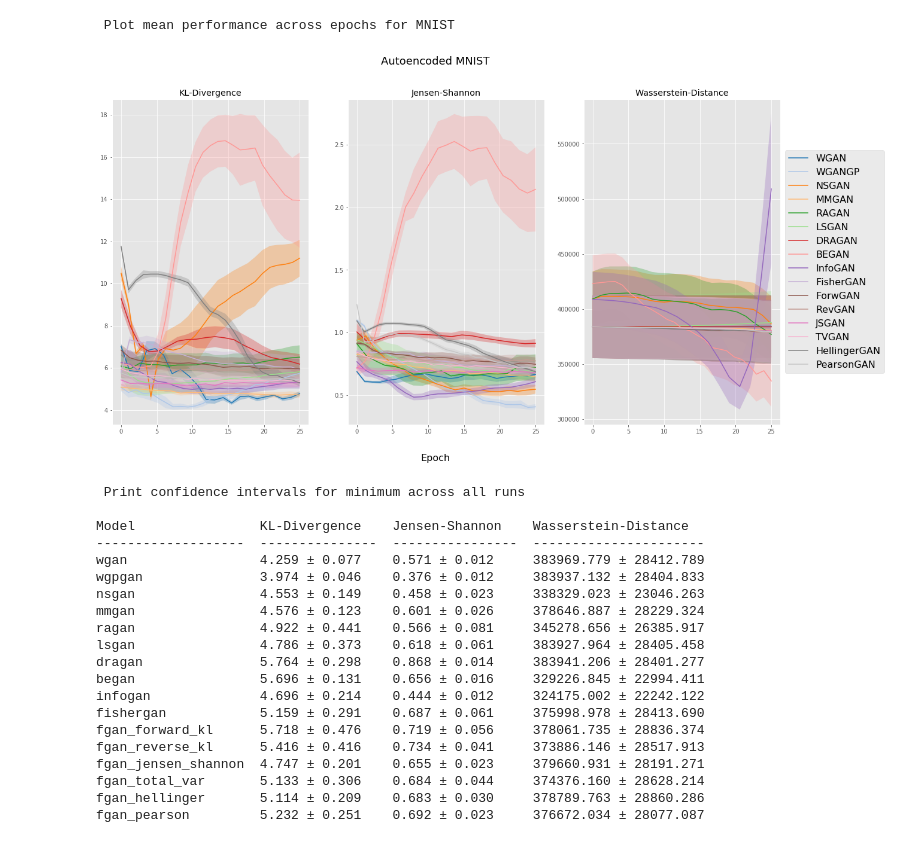
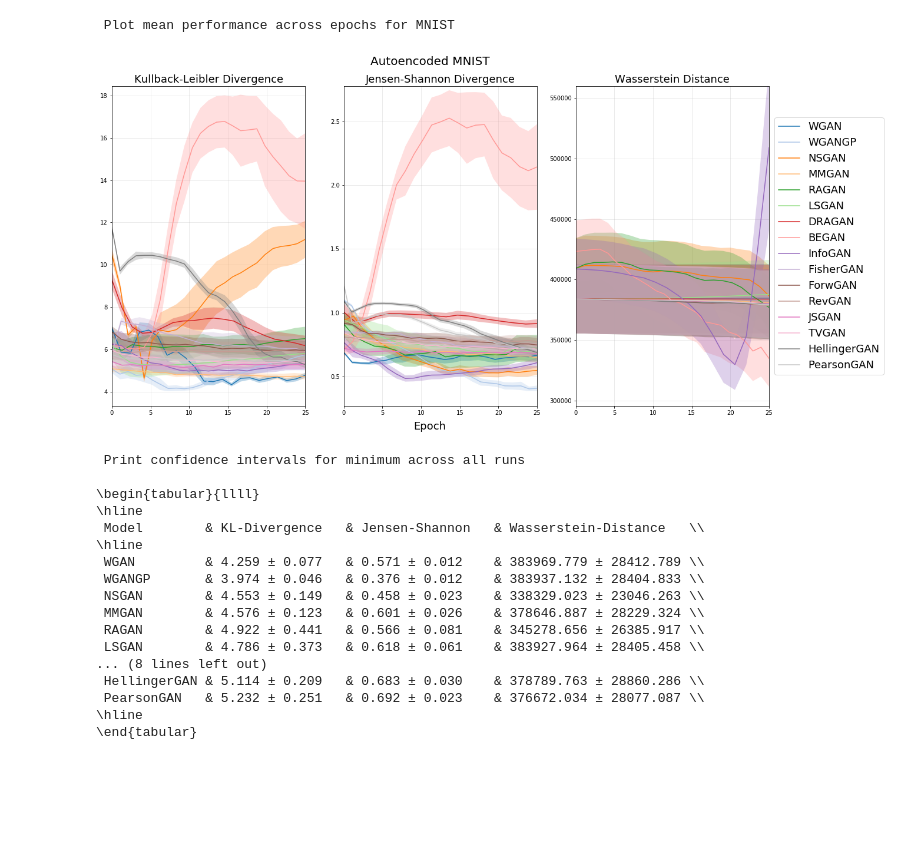
Before and after one commit to shayneobrien/explicit-gan-eval, a Jupyter notebook: notebooks/viz-mnist-1024.ipynb, the cells around one changed output. Drawn from its saved outputs; the diff is of its cells as text; code cells hidden in the pictures; blank space fills up the shorter version.

```diff
--- a/notebooks/viz-mnist-1024.ipynb
+++ b/notebooks/viz-mnist-1024.ipynb
@@ -14,7 +14,9 @@ from IPython.core.display import display, HTML
 display(HTML("<style>.container { width:80% !important; }</style>"))
 
 # Some styling
-plt.style.use('ggplot')
+plt.rcParams['axes.axisbelow'] = True
+plt.rcParams['figure.figsize'] = 10, 10
+%matplotlib inline
 # plt.rcParams['figure.figsize'] = 10, 10
 # %%
 # We reuse these over and over and it's easier to have them in a list than unordered dict
@@ -23,9 +25,9 @@ model_names = ["wgan", "wgpgan", "nsgan", "mmgan", "ragan",
                "fgan_forward_kl", "fgan_reverse_kl", "fgan_jensen_shannon",
                "fgan_total_var", "fgan_hellinger", "fgan_pearson"]
 plot_names = ['WGAN', 'WGANGP', 'NSGAN', 'MMGAN', 'RAGAN', 'LSGAN', 'DRAGAN', 'BEGAN', 'InfoGAN',
-              'FisherGAN','ForwGAN', 'RevGAN', 'JSGAN', 'TVGAN', 'HellingerGAN', 'PearsonGAN']
-
+              'FisherGAN','ForwGAN', 'RevGAN', 'JSGAN', 'TVGAN', 'HellingerGAN', 'PearsonGAN', 'Expected']
 distance_metrics=["KL-Divergence", "Jensen-Shannon", "Wasserstein-Distance"]#, "Energy-Distance"]
+title_names=["Kullback-Leibler Divergence", "Jensen-Shannon Divergence", "Wasserstein Distance"]
 
 # Colors
 palette = ["#1f77b4", "#aec7e8", "#ff7f0e", "#ffbb78", "#2ca02c", "#98df8a", "#d62728", "#ff9896", "#9467bd",
@@ -34,9 +36,10 @@ palette = ["#1f77b4", "#aec7e8", "#ff7f0e", "#ffbb78", "#2ca02c", "#98df8a", "#d
 
 
 def graph_mnist(optimal,
+               ci=True,
                omit_outliers=True,
-               ci=False,
-               thresh=5,
+               thresh=8.5,
+               save=False,
                model_names=model_names,
                distance_metrics=distance_metrics,
                palette=palette):
@@ -44,6 +47,8 @@ def graph_mnist(optimal,
     fig, axes = plt.subplots(1, 3, sharex=True, sharey=False, figsize=(20,10))
 
     for d_idx, metric in enumerate(distance_metrics):
+
+        max_upper = 0
 
         for idx, model_name in enumerate(model_names):
 
@@ -53,6 +58,7 @@ def graph_mnist(optimal,
             data = optimal[model_name]['mnist'][metric]['mean']
 
             if omit_outliers:
+
                 # Remove outliers
                 orig_data = np.array(data)
                 notnan_indexes = ~np.isnan(orig_data)
@@ -75,20 +81,28 @@ def graph_mnist(optimal,
                             c=palette[idx])
 
             if ci == True:
+                maxi = max(data) + (0.10*max(data))
+                if maxi > max_upper:
+                    max_upper = maxi
                 axes[d_idx].fill_between(x,
                                         high,
-                                        low,
+                                        [max(0, i) for i in low],
                                         facecolor=palette[idx],
                                         alpha=0.3)
 
+        axes[d_idx].grid(alpha=0.3)
+        axes[d_idx].set_xlim(0, 25)
+        axes[d_idx].set_ylim(top=max_upper)
+        axes[d_idx].set_title("{0}".format(title_names[d_idx]), fontsize=18)
 
-        axes[d_idx].set_title("{0}".format(metric))
+    fig.suptitle("{0}".format('Autoencoded MNIST'), x=0.5, y=0.95, fontsize=20)
+    fig.text(0.5, 0.07, "Epoch", ha='center', fontsize=18)
+    plt.legend(loc='center left', bbox_to_anchor=(1, 0.5), fontsize=18)
+#     if save == True:
+#         plt.savefig('../graphs/multivariate/{0}_{1}_{2}.png'.format(metric, dims, samples),
+#                     dpi=100, bbox_inches='tight')
 
-    fig.suptitle("{0}".format('Autoencoded MNIST'), fontsize=18)
-    fig.text(0.5, 0.04, "Epoch", ha='center', fontsize=16)
-    plt.legend(loc='center left', bbox_to_anchor=(1, 0.5), fontsize=16)
     plt.show()
-#     plt.savefig('../graphs/mnist/{0}_{1}_{2}.png'.format(metric, 0, 0), dpi=100)
 
 
 def mean_confidence_interval(data, axis=0, confidence=0.95):
@@ -142,9 +178,9 @@ optimal = load_best('/Users/sob/Desktop/gan_results/best_1024/mnist/0_dims_0_sam
 # %%
 print(""" Plot mean performance across epochs for MNIST """)
-graph_mnist(optimal, ci=True, omit_outliers=True, thresh=3.0)
+graph_mnist(optimal, ci=True, omit_outliers=True, save=True, thresh=3.0)
 # %% [output]
  Plot mean performance across epochs for MNIST
-[figure, old version]
+[figure, new version]
 # %%
 print(""" Print confidence intervals for minimum across all runs\n """)
 rankings_dict = nested_pickle_dict()
@@ -158,33 +194,30 @@ for metric in distance_metrics:
         mu, h, low, high = mean_confidence_interval(minimums)
         param_dict[metric][model_name]['mnist'] = '%.3f ± %.3f' % (np.round(mu, 3), np.round(h, 3))
 
-data = [[key, param_dict['KL-Divergence'][key]['mnist'], param_dict['Jensen-Shannon'][key]['mnist'],
+data = [[plot_names[idx], param_dict['KL-Divergence'][key]['mnist'], param_dict['Jensen-Shannon'][key]['mnist'],
               param_dict['Wasserstein-Distance'][key]['mnist']]
-         for key in model_names]
-print(tabulate(data, headers=['Model', 'KL-Divergence', 'Jensen-Shannon', 'Wasserstein-Distance']), '\n')
+         for idx, key in enumerate(model_names)]
+print(tabulate(data, headers=['Model', 'KL-Divergence', 'Jensen-Shannon', 'Wasserstein-Distance'], tablefmt='latex'), '\n')
 
 rankings = np.argsort([[eval(i[:4]) if i[:4] != 'nan ' else 1e10 for i in j[1:]] for j in data], axis=0)
 # %% [output]
  Print confidence intervals for minimum across all runs
 
-Model                KL-Divergence    Jensen-Shannon    Wasserstein-Distance
--------------------  ---------------  ----------------  ----------------------
-wgan                 4.259 ± 0.077    0.571 ± 0.012     383969.779 ± 28412.789
-wgpgan               3.974 ± 0.046    0.376 ± 0.012     383937.132 ± 28404.833
-nsgan                4.553 ± 0.149    0.458 ± 0.023     338329.023 ± 23046.263
-mmgan                4.576 ± 0.123    0.601 ± 0.026     378646.887 ± 28229.324
-ragan                4.922 ± 0.441    0.566 ± 0.081     345278.656 ± 26385.917
-lsgan                4.786 ± 0.373    0.618 ± 0.061     383927.964 ± 28405.458
-dragan               5.764 ± 0.298    0.868 ± 0.014     383941.206 ± 28401.277
-began                5.696 ± 0.131    0.656 ± 0.016     329226.845 ± 22994.411
-infogan              4.696 ± 0.214    0.444 ± 0.012     324175.002 ± 22242.122
-fishergan            5.159 ± 0.291    0.687 ± 0.061     375998.978 ± 28413.690
-fgan_forward_kl      5.718 ± 0.476    0.719 ± 0.056     378061.735 ± 28836.374
-fgan_reverse_kl      5.416 ± 0.416    0.734 ± 0.041     373886.146 ± 28517.913
-fgan_jensen_shannon  4.747 ± 0.201    0.655 ± 0.023     379660.931 ± 28191.271
-fgan_total_var       5.133 ± 0.306    0.684 ± 0.044     374376.160 ± 28628.214
-fgan_hellinger       5.114 ± 0.209    0.683 ± 0.030     378789.763 ± 28860.286
-fgan_pearson         5.232 ± 0.251    0.692 ± 0.023     376672.034 ± 28077.087
+\begin{tabular}{llll}
+\hline
+ Model        & KL-Divergence   & Jensen-Shannon   & Wasserstein-Distance   \\
+\hline
+ WGAN         & 4.259 ± 0.077   & 0.571 ± 0.012    & 383969.779 ± 28412.789 \\
+ WGANGP       & 3.974 ± 0.046   & 0.376 ± 0.012    & 383937.132 ± 28404.833 \\
+ NSGAN        & 4.553 ± 0.149   & 0.458 ± 0.023    & 338329.023 ± 23046.263 \\
+ MMGAN        & 4.576 ± 0.123   & 0.601 ± 0.026    & 378646.887 ± 28229.324 \\
+ RAGAN        & 4.922 ± 0.441   & 0.566 ± 0.081    & 345278.656 ± 26385.917 \\
+ LSGAN        & 4.786 ± 0.373   & 0.618 ± 0.061    & 383927.964 ± 28405.458 \\
+... (8 lines left out)
+ HellingerGAN & 5.114 ± 0.209   & 0.683 ± 0.030    & 378789.763 ± 28860.286 \\
+ PearsonGAN   & 5.232 ± 0.251   & 0.692 ± 0.023    & 376672.034 ± 28077.087 \\
+\hline
+\end{tabular}
 # %%
 print(""" Get relative ranking performance based on mean minimum performance\n """)
 print('0 is the best performance.\n')
```
Also changed, not shown: parts of 5 cells of this notebook, 4 other files.
